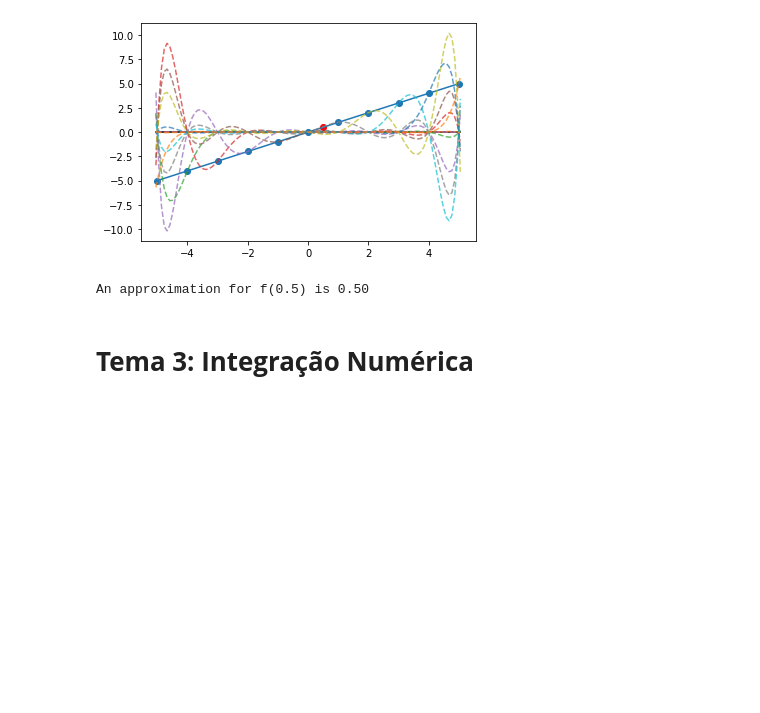
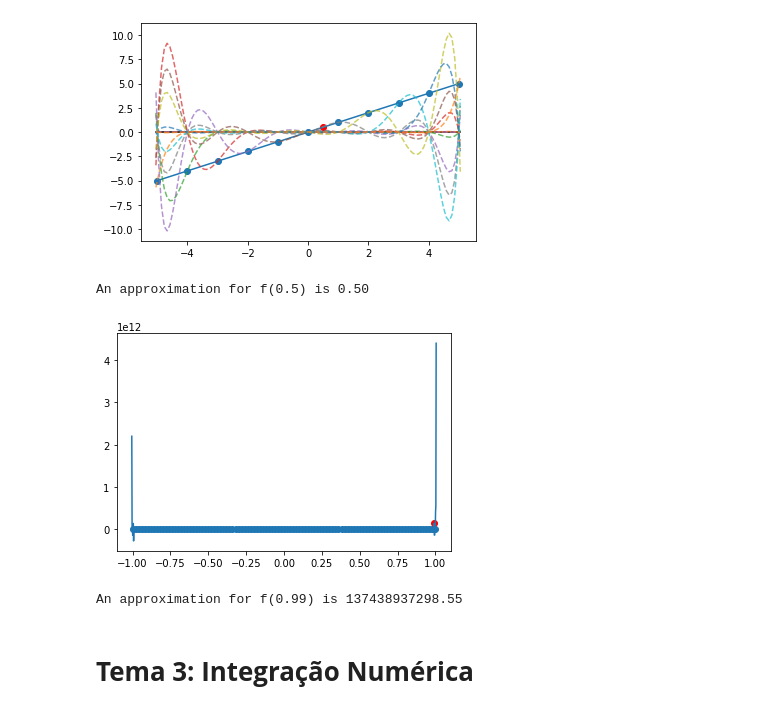
Before and after one commit to Vernalhav/numerical_analysis, a Jupyter notebook: numerico_aplicacoes.ipynb, the cells around one changed output. Saved outputs shown, nothing was run; the diff lists cells and outputs as text; code cells hidden in the pictures; blank space fills up the shorter version.

```diff
--- a/numerico_aplicacoes.ipynb
+++ b/numerico_aplicacoes.ipynb
@@ -776,6 +783,18 @@ print('An approximation for f({}) is {:.2f}'.format(x_0, approx))
 # %% [output]
 [figure]
 An approximation for f(0.5) is 0.50
+# %%
+# Runge's phenomenon shows that P(x) does not necessairily converge to f(x) when N is large
+N = 100
+X = [((2*i/N) - 1) for i in range(N+1)]
+points = [(x, 1/(1 + x**2)) for x in X]
+x_0 = 0.99
+
+approx = approximate(points, x_0, show_Ls=False)
+print('An approximation for f({}) is {:.2f}'.format(x_0, approx))
+# %% [output]
+[figure, added]
+An approximation for f(0.99) is 137438937298.55
 # %% [markdown]
 # **Tema 3: Integração Numérica**
 # %% [markdown]
```
Also changed, not shown: parts of 4 cells of this notebook.
